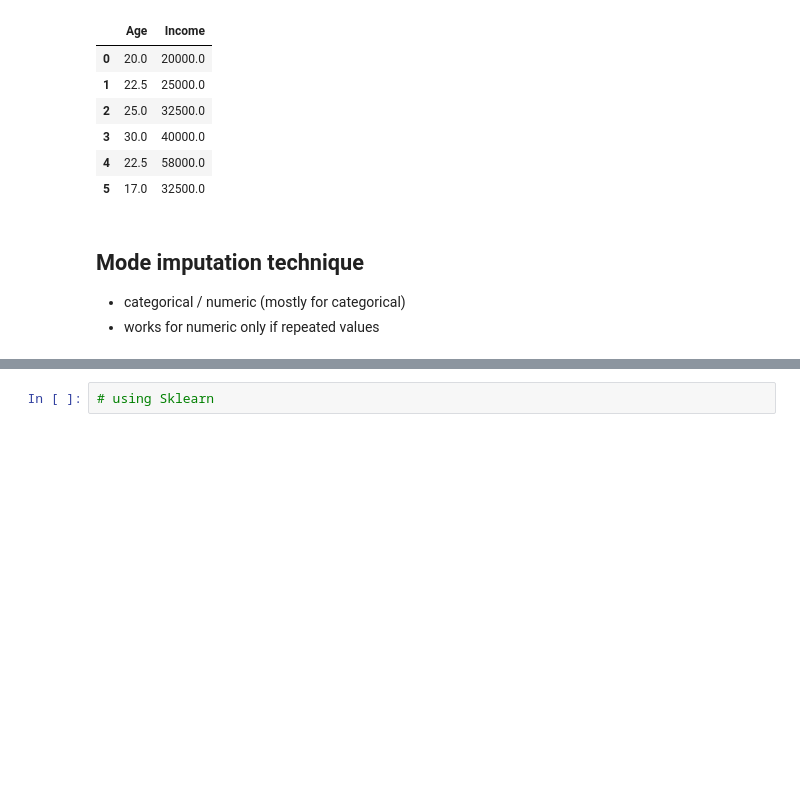
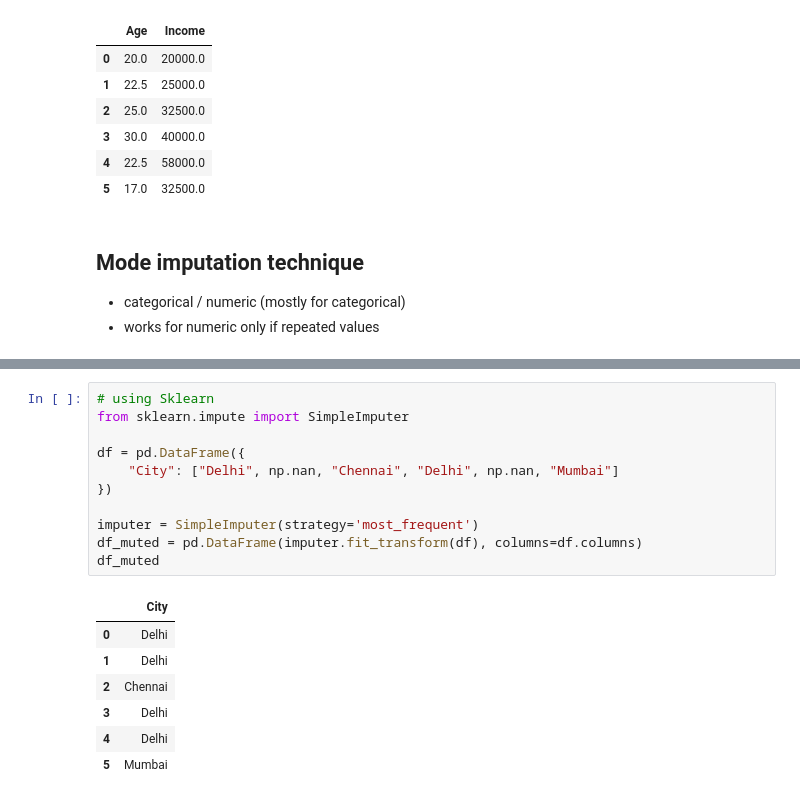
Before and after one commit to Thameempp/Data-analysis, a Jupyter notebook: Data_Handling/Feature_engineering/Handling_missing_values.ipynb, the cells around one changed output, grey strips where cells are left out. Saved outputs shown, nothing was run; the diff lists cells and outputs as text; blank space fills up the shorter version.

```diff
--- a/Data_Handling/Feature_engineering/Handling_missing_values.ipynb
+++ b/Data_Handling/Feature_engineering/Handling_missing_values.ipynb
@@ -343,4 +376,21 @@ df_muted
 # %%
 # using Sklearn
+from sklearn.impute import SimpleImputer
+
+df = pd.DataFrame({
+    "City": ["Delhi", np.nan, "Chennai", "Delhi", np.nan, "Mumbai"]
+})
+
+imputer = SimpleImputer(strategy='most_frequent')
+df_muted = pd.DataFrame(imputer.fit_transform(df), columns=df.columns)
+df_muted
+# %% [output]
+|  | City |
+| 0 | Delhi |
+| 1 | Delhi |
+| 2 | Chennai |
+| 3 | Delhi |
+| 4 | Delhi |
+| 5 | Mumbai |
 # %%
 # imputation + indicator
```
Also changed, not shown: parts of 3 cells of this notebook, 2 other files.
